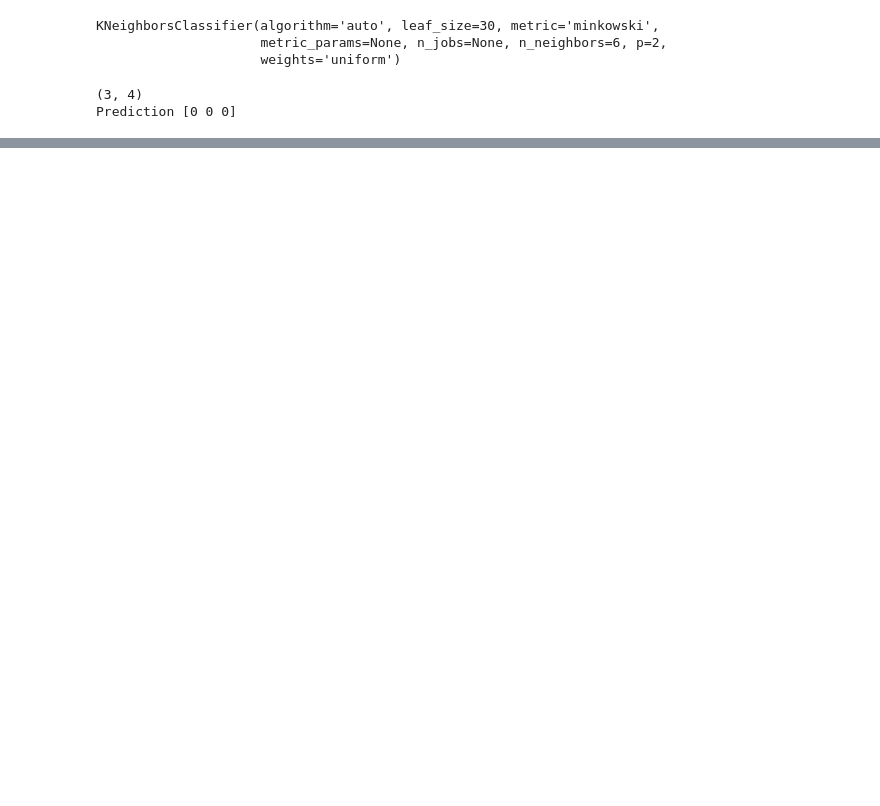
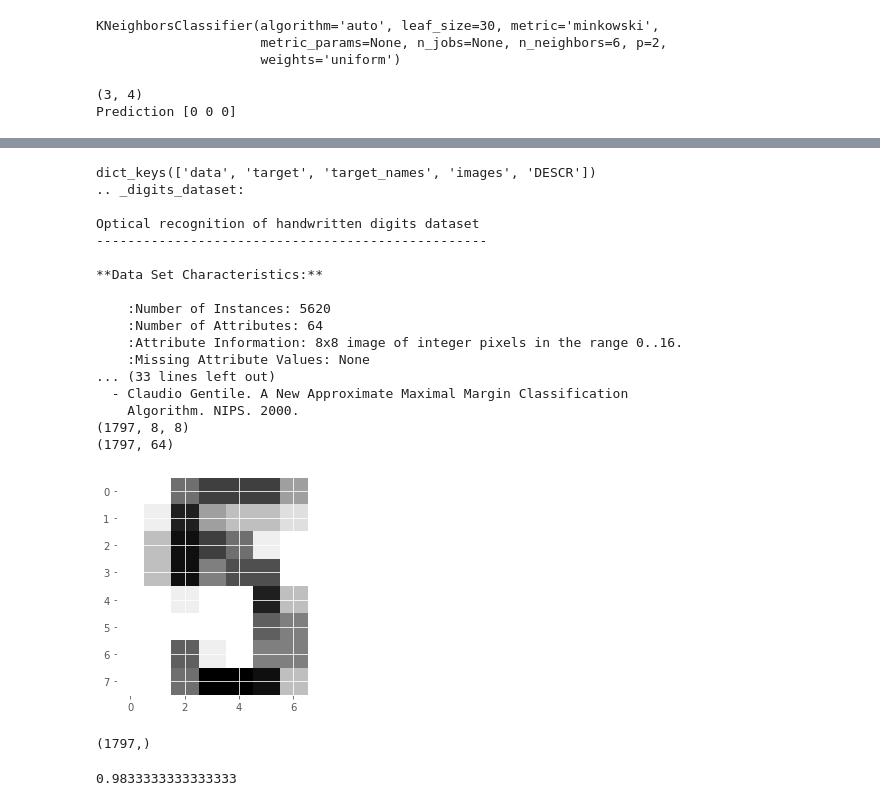
Before and after one commit to etherion-1337/Machine_Learning_basics, a Jupyter notebook: python_scikit_learn.ipynb, the cells around one changed output, grey strips where cells are left out. Saved outputs shown, nothing was run; the diff lists cells and outputs as text; code cells hidden in the pictures; blank space fills up the shorter version.

```diff
--- a/python_scikit_learn.ipynb
+++ b/python_scikit_learn.ipynb
@@ -170,0 +224,56 @@ Prediction [0 0 0]
+# %%
+# Load the digits dataset: digits
+digits = datasets.load_digits()
+
+# Print the keys and DESCR of the dataset
+print(digits.keys())
+print(digits.DESCR)
+
+# Print the shape of the images and data keys
+print(digits.images.shape)
+print(digits.data.shape)
+
+# Display digit 1010 (1010th image)
+plt.imshow(digits.images[1010], cmap=plt.cm.gray_r, interpolation='nearest')
+plt.show()
+# %% [output]
+dict_keys(['data', 'target', 'target_names', 'images', 'DESCR'])
+.. _digits_dataset:
+
+Optical recognition of handwritten digits dataset
+--------------------------------------------------
+
+**Data Set Characteristics:**
+
+    :Number of Instances: 5620
+    :Number of Attributes: 64
+    :Attribute Information: 8x8 image of integer pixels in the range 0..16.
+    :Missing Attribute Values: None
+... (33 lines left out)
+  - Claudio Gentile. A New Approximate Maximal Margin Classification
+    Algorithm. NIPS. 2000.
+(1797, 8, 8)
+(1797, 64)
+[figure, added]
+# %%
+print(digits.target.shape)
+# %% [output]
+(1797,)
+# %%
+# Create feature and target arrays
+X = digits.data
+y = digits.target
+
+# Split into training and test set
+X_train, X_test, y_train, y_test = train_test_split(X, y, test_size = 0.2, random_state=42, stratify=y)
+
+# Create a k-NN classifier with 7 neighbors: knn
+knn = KNeighborsClassifier(n_neighbors=7)
+
+# Fit the classifier to the training data
+knn.fit(X_train, y_train)
+
+# Print the accuracy
+print(knn.score(X_test, y_test))
+# %% [output]
+0.9833333333333333
```
Also changed, not shown: parts of 10 cells of this notebook, 2 other files.
